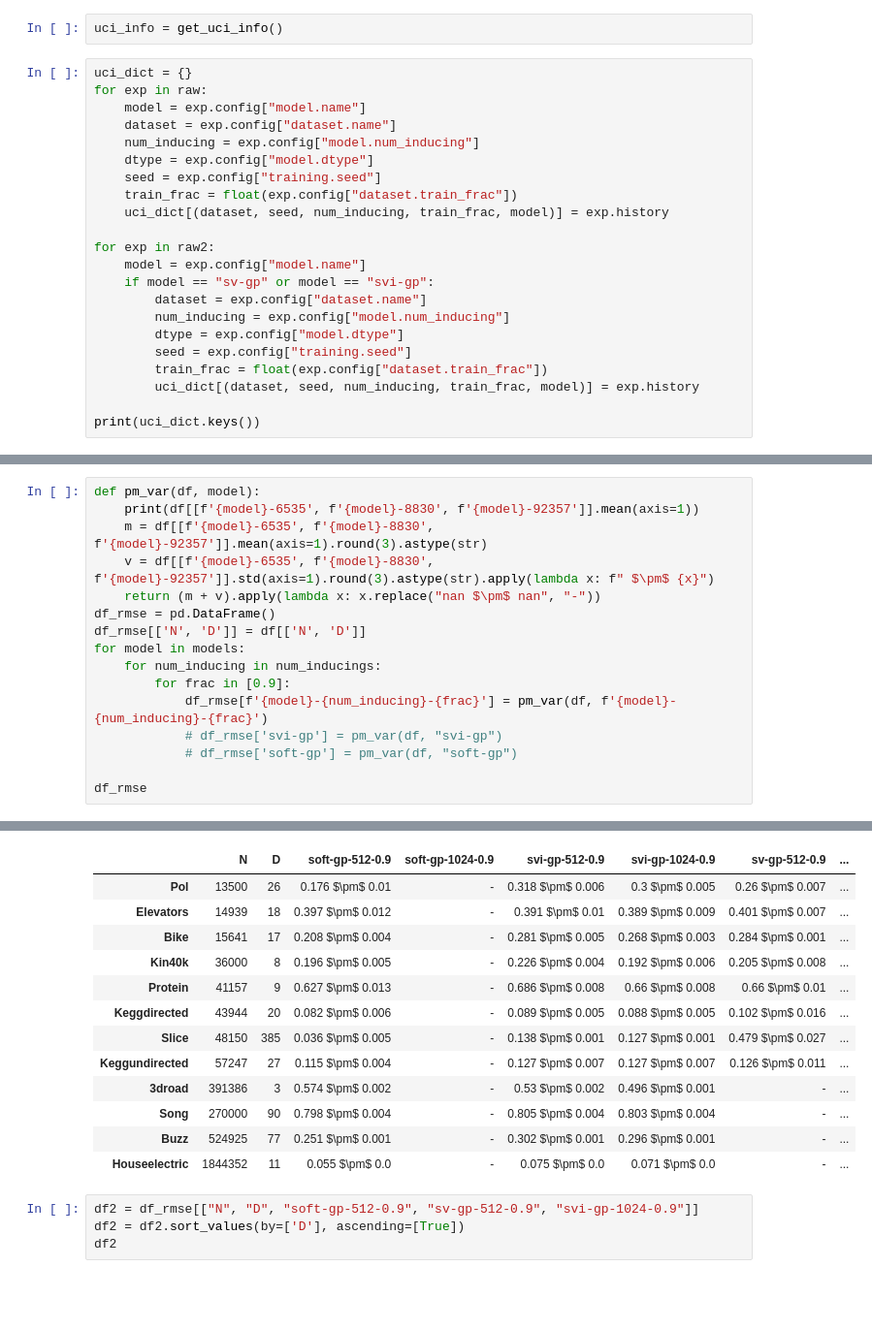
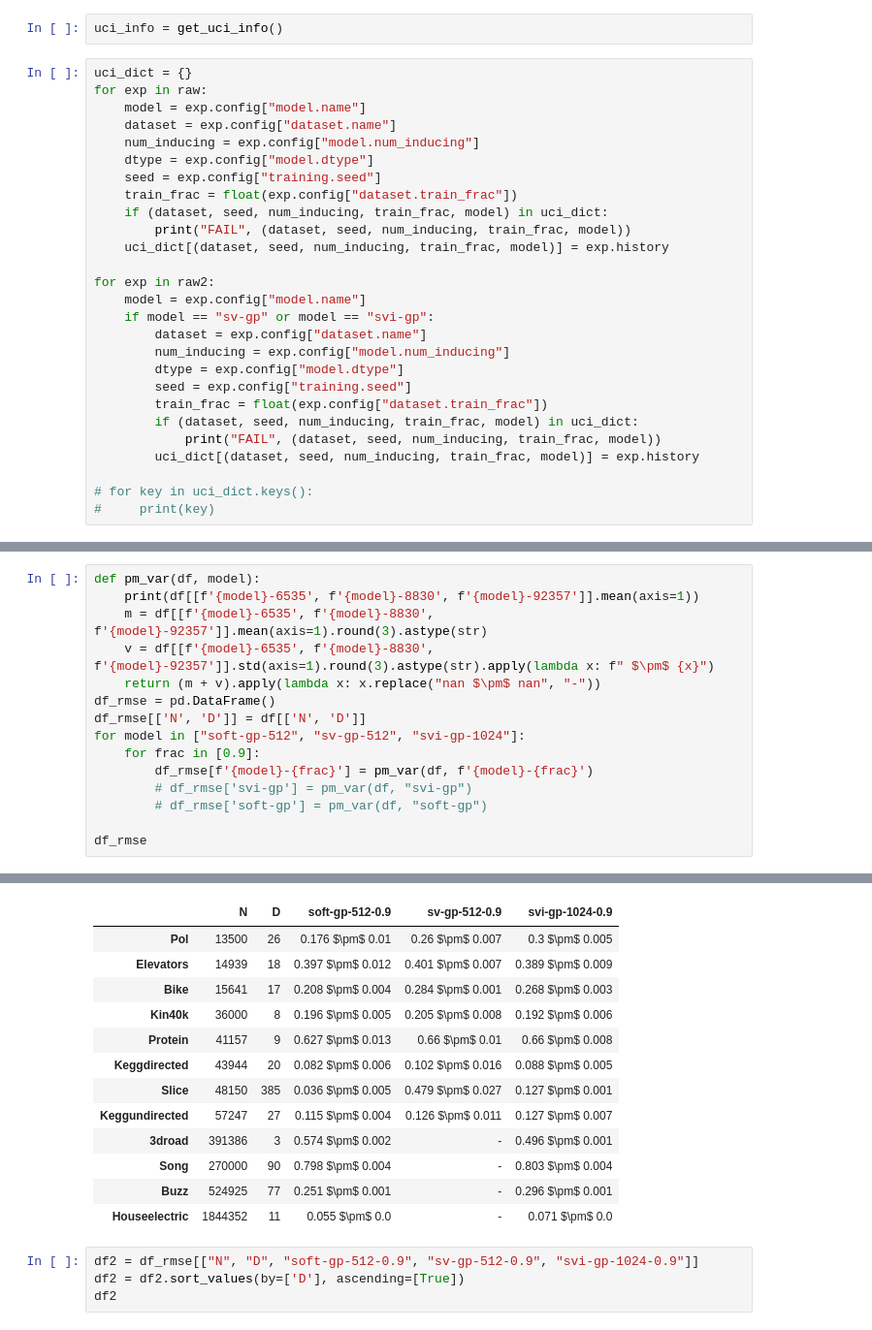
Before and after one commit to danehuang/softki, a Jupyter notebook: analysis/comparison.ipynb, the cells around one changed output, grey strips where cells are left out. Shown: that part at 97% size. Cells and saved outputs as stored; diff of their text form; blank space fills up the shorter version.

```diff
--- a/analysis/comparison.ipynb
+++ b/analysis/comparison.ipynb
@@ -28,6 +29,8 @@ for exp in raw:
     dtype = exp.config["model.dtype"]
     seed = exp.config["training.seed"]
     train_frac = float(exp.config["dataset.train_frac"])
+    if (dataset, seed, num_inducing, train_frac, model) in uci_dict:
+        print("FAIL", (dataset, seed, num_inducing, train_frac, model))
     uci_dict[(dataset, seed, num_inducing, train_frac, model)] = exp.history
 
 for exp in raw2:
@@ -38,6 +41,9 @@ for exp in raw2:
         dtype = exp.config["model.dtype"]
         seed = exp.config["training.seed"]
         train_frac = float(exp.config["dataset.train_frac"])
+        if (dataset, seed, num_inducing, train_frac, model) in uci_dict:
+            print("FAIL", (dataset, seed, num_inducing, train_frac, model))
         uci_dict[(dataset, seed, num_inducing, train_frac, model)] = exp.history
 
-print(uci_dict.keys())
+# for key in uci_dict.keys():
+#     print(key)
@@ -116,12 +123,11 @@ def pm_var(df, model):
     return (m + v).apply(lambda x: x.replace("nan $\pm$ nan", "-"))
 df_rmse = pd.DataFrame()
 df_rmse[['N', 'D']] = df[['N', 'D']]
-for model in models:
-    for num_inducing in num_inducings:
-        for frac in [0.9]:
-            df_rmse[f'{model}-{num_inducing}-{frac}'] = pm_var(df, f'{model}-{num_inducing}-{frac}')
-            # df_rmse['svi-gp'] = pm_var(df, "svi-gp")
-            # df_rmse['soft-gp'] = pm_var(df, "soft-gp")
+for model in ["soft-gp-512", "sv-gp-512", "svi-gp-1024"]:
+    for frac in [0.9]:
+        df_rmse[f'{model}-{frac}'] = pm_var(df, f'{model}-{frac}')
+        # df_rmse['svi-gp'] = pm_var(df, "svi-gp")
+        # df_rmse['soft-gp'] = pm_var(df, "soft-gp")
 
 df_rmse
 # %% [output]
@@ -144,17 +150,17 @@ Houseelectric          NaN
 dtype: float64
-|  | N | D | soft-gp-512-0.9 | soft-gp-1024-0.9 | svi-gp-512-0.9 | svi-gp-1024-0.9 | sv-gp-512-0.9 | ... |
-| Pol | 13500 | 26 | 0.176 $\pm$ 0.01 | - | 0.318 $\pm$ 0.006 | 0.3 $\pm$ 0.005 | 0.26 $\pm$ 0.007 | ... |
-| Elevators | 14939 | 18 | 0.397 $\pm$ 0.012 | - | 0.391 $\pm$ 0.01 | 0.389 $\pm$ 0.009 | 0.401 $\pm$ 0.007 | ... |
-| Bike | 15641 | 17 | 0.208 $\pm$ 0.004 | - | 0.281 $\pm$ 0.005 | 0.268 $\pm$ 0.003 | 0.284 $\pm$ 0.001 | ... |
-| Kin40k | 36000 | 8 | 0.196 $\pm$ 0.005 | - | 0.226 $\pm$ 0.004 | 0.192 $\pm$ 0.006 | 0.205 $\pm$ 0.008 | ... |
-| Protein | 41157 | 9 | 0.627 $\pm$ 0.013 | - | 0.686 $\pm$ 0.008 | 0.66 $\pm$ 0.008 | 0.66 $\pm$ 0.01 | ... |
-| Keggdirected | 43944 | 20 | 0.082 $\pm$ 0.006 | - | 0.089 $\pm$ 0.005 | 0.088 $\pm$ 0.005 | 0.102 $\pm$ 0.016 | ... |
-| Slice | 48150 | 385 | 0.036 $\pm$ 0.005 | - | 0.138 $\pm$ 0.001 | 0.127 $\pm$ 0.001 | 0.479 $\pm$ 0.027 | ... |
-| Keggundirected | 57247 | 27 | 0.115 $\pm$ 0.004 | - | 0.127 $\pm$ 0.007 | 0.127 $\pm$ 0.007 | 0.126 $\pm$ 0.011 | ... |
-| 3droad | 391386 | 3 | 0.574 $\pm$ 0.002 | - | 0.53 $\pm$ 0.002 | 0.496 $\pm$ 0.001 | - | ... |
-| Song | 270000 | 90 | 0.798 $\pm$ 0.004 | - | 0.805 $\pm$ 0.004 | 0.803 $\pm$ 0.004 | - | ... |
-| Buzz | 524925 | 77 | 0.251 $\pm$ 0.001 | - | 0.302 $\pm$ 0.001 | 0.296 $\pm$ 0.001 | - | ... |
-| Houseelectric | 1844352 | 11 | 0.055 $\pm$ 0.0 | - | 0.075 $\pm$ 0.0 | 0.071 $\pm$ 0.0 | - | ... |
+|  | N | D | soft-gp-512-0.9 | sv-gp-512-0.9 | svi-gp-1024-0.9 |
+| Pol | 13500 | 26 | 0.176 $\pm$ 0.01 | 0.26 $\pm$ 0.007 | 0.3 $\pm$ 0.005 |
+| Elevators | 14939 | 18 | 0.397 $\pm$ 0.012 | 0.401 $\pm$ 0.007 | 0.389 $\pm$ 0.009 |
+| Bike | 15641 | 17 | 0.208 $\pm$ 0.004 | 0.284 $\pm$ 0.001 | 0.268 $\pm$ 0.003 |
+| Kin40k | 36000 | 8 | 0.196 $\pm$ 0.005 | 0.205 $\pm$ 0.008 | 0.192 $\pm$ 0.006 |
+| Protein | 41157 | 9 | 0.627 $\pm$ 0.013 | 0.66 $\pm$ 0.01 | 0.66 $\pm$ 0.008 |
+| Keggdirected | 43944 | 20 | 0.082 $\pm$ 0.006 | 0.102 $\pm$ 0.016 | 0.088 $\pm$ 0.005 |
+| Slice | 48150 | 385 | 0.036 $\pm$ 0.005 | 0.479 $\pm$ 0.027 | 0.127 $\pm$ 0.001 |
+| Keggundirected | 57247 | 27 | 0.115 $\pm$ 0.004 | 0.126 $\pm$ 0.011 | 0.127 $\pm$ 0.007 |
+| 3droad | 391386 | 3 | 0.574 $\pm$ 0.002 | - | 0.496 $\pm$ 0.001 |
+| Song | 270000 | 90 | 0.798 $\pm$ 0.004 | - | 0.803 $\pm$ 0.004 |
+| Buzz | 524925 | 77 | 0.251 $\pm$ 0.001 | - | 0.296 $\pm$ 0.001 |
+| Houseelectric | 1844352 | 11 | 0.055 $\pm$ 0.0 | - | 0.071 $\pm$ 0.0 |
 # %%
 df2 = df_rmse[["N", "D", "soft-gp-512-0.9", "sv-gp-512-0.9", "svi-gp-1024-0.9"]]
 df2 = df2.sort_values(by=['D'], ascending=[True])
```
Also changed, not shown: parts of 15 cells of this notebook.
